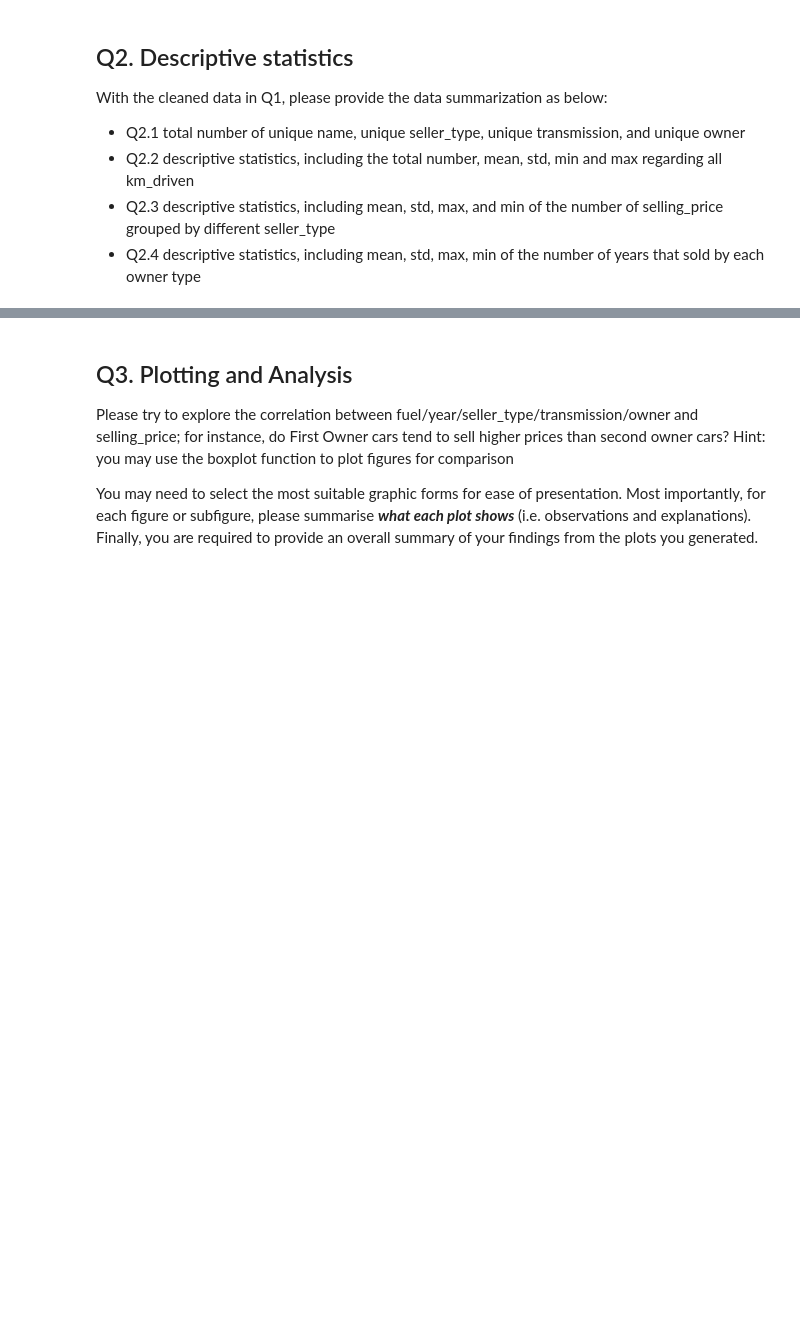
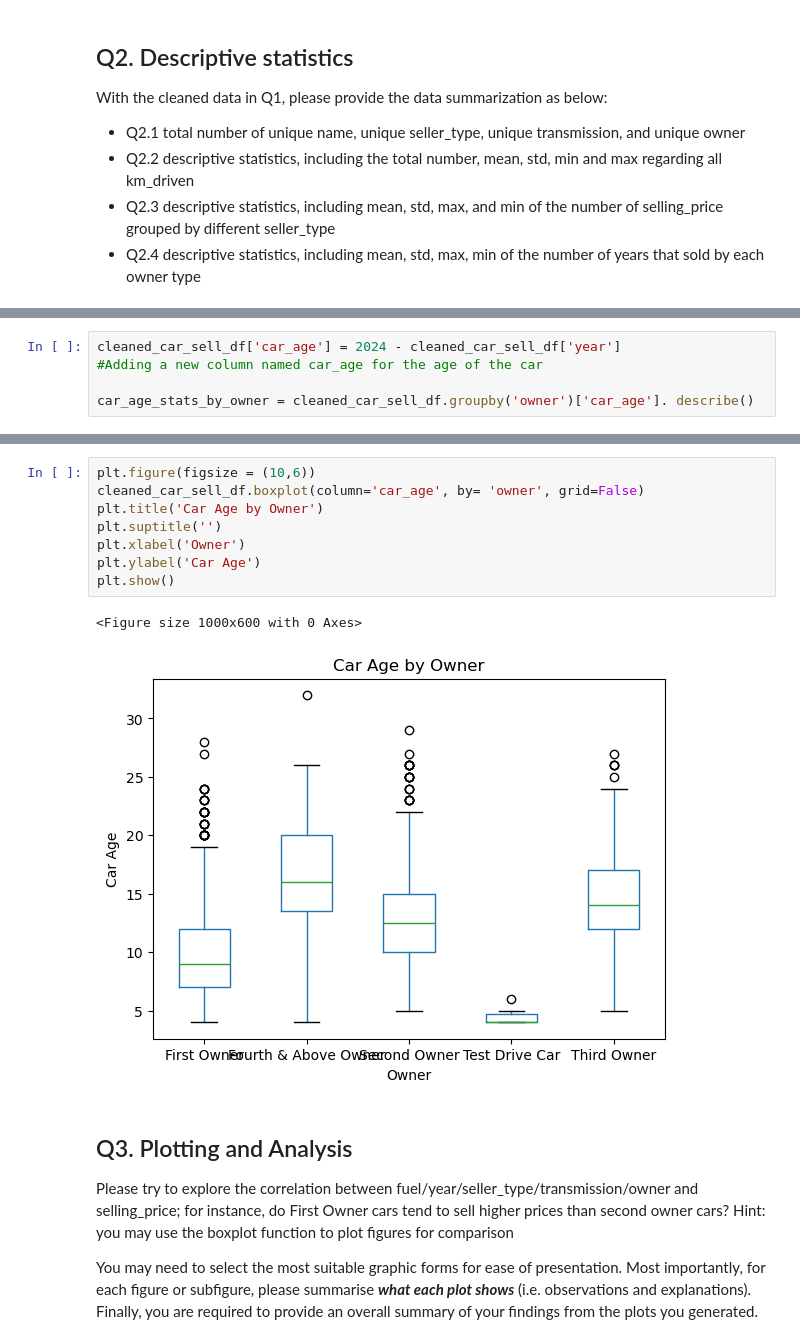
Before and after one commit to prasiddhaacharyamq1/hello-world, a Jupyter notebook: Portfolio-1-questions-updated.ipynb, the cells around one changed output, grey strips where cells are left out. Drawn from its saved outputs; the diff is of its cells as text; blank space fills up the shorter version.

```diff
--- a/Portfolio-1-questions-updated.ipynb
+++ b/Portfolio-1-questions-updated.ipynb
@@ -112,0 +204,5 @@ With the cleaned data in Q1, please provide the data summarization as below:
+# %%
+cleaned_car_sell_df['car_age'] = 2024 - cleaned_car_sell_df['year']
+#Adding a new column named car_age for the age of the car
+
+car_age_stats_by_owner = cleaned_car_sell_df.groupby('owner')['car_age']. describe()
@@ -113,3 +227,14 @@ With the cleaned data in Q1, please provide the data summarization as below:
+# %%
+plt.figure(figsize = (10,6))
+cleaned_car_sell_df.boxplot(column='car_age', by= 'owner', grid=False)
+plt.title('Car Age by Owner')
+plt.suptitle('')
+plt.xlabel('Owner')
+plt.ylabel('Car Age')
+plt.show()
+# %% [output]
+<Figure size 1000x600 with 0 Axes>
+[figure, added]
 # %% [markdown]
 ## Q3. Plotting and Analysis
 
```
Also changed, not shown: parts of 16 cells of this notebook.
